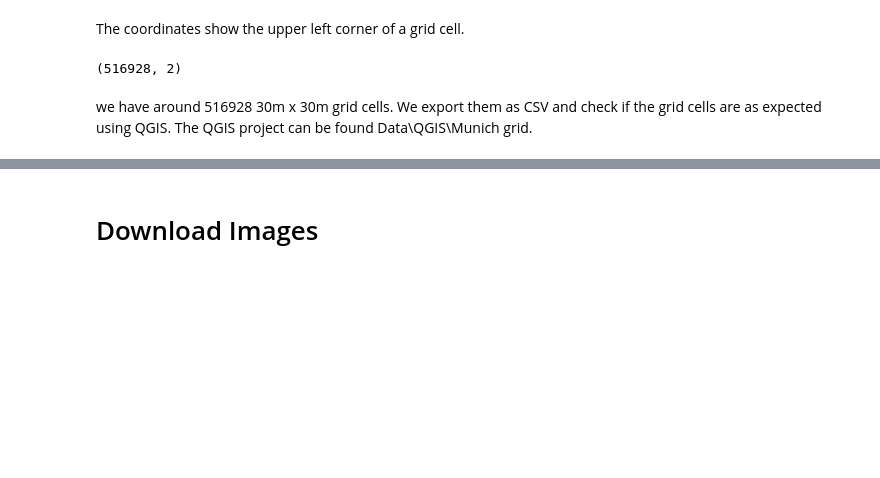
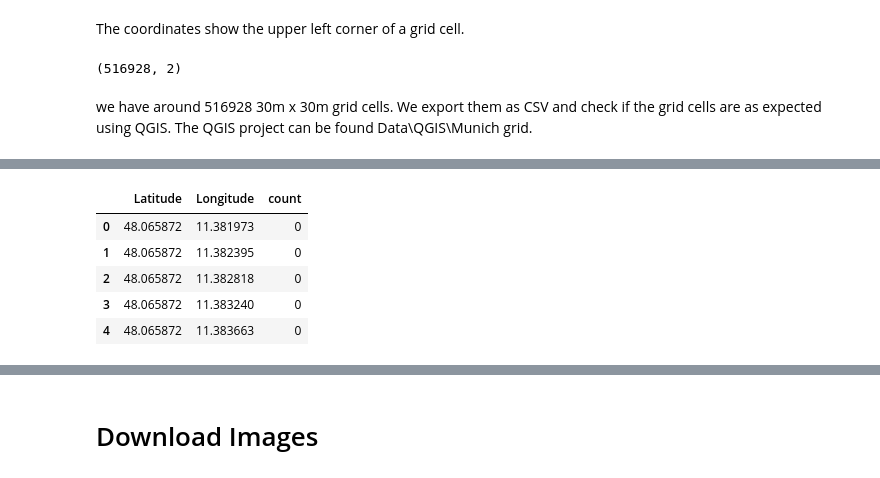
Before and after one commit to Dichtael/TDS2324-TrafficAccidents, a Jupyter notebook: Notebooks/Image Acquisition for Model Training.ipynb, the cells around one changed output, grey strips where cells are left out. Drawn from its saved outputs; the diff is of its cells as text; code cells hidden in the pictures; blank space fills up the shorter version.

```diff
--- a/Notebooks/Image Acquisition for Model Training.ipynb
+++ b/Notebooks/Image Acquisition for Model Training.ipynb
@@ -119,0 +125,23 @@ grid_cells.to_csv('C:/Projekte/TDS/TDS2324-TrafficAccidents/Data/munich_grid.csv
+# %%
+from rtree import index
+
+# Create an R-tree index
+idx = index.Index()
+
+# Populate the index with the bounding boxes of the grid cells
+for i, row in grid_cells.iterrows():
+    # Assume that 'Longitude' and 'Latitude' are the lower bounds of the cell
+    # and 'Longitude_max' and 'Latitude_max' are the upper bounds
+    idx.insert(i, (row['Longitude'], row['Latitude'], row['Longitude']+degree_increment_longitude, row['Latitude']+degree_increment_latitude))
+
+# Add a 'grid_cell' column to the munich DataFrame
+munich['grid_cell'] = np.nan
+
+# Assign a grid cell to each accident
+for i, row in munich.iterrows():
+    # Find the first grid cell that contains the accident
+    for j in idx.intersection((row['xgcswgs84'], row['ygcswgs84'])):
+        munich.at[i, 'grid_cell'] = j
+        break
+
+munich.head()
@@ -119,0 +164,16 @@ grid_cells.to_csv('C:/Projekte/TDS/TDS2324-TrafficAccidents/Data/munich_grid.csv
+# %%
+# add grid_cells a feature named count
+grid_cells['count'] = 0
+
+# Count the number of accidents in each grid cell
+for i, row in munich.iterrows():
+    grid_cells.at[row['grid_cell'], 'count'] += 1
+
+grid_cells.head()
+# %% [output]
+|  | Latitude | Longitude | count |
+| 0 | 48.065872 | 11.381973 | 0 |
+| 1 | 48.065872 | 11.382395 | 0 |
+| 2 | 48.065872 | 11.382818 | 0 |
+| 3 | 48.065872 | 11.383240 | 0 |
+| 4 | 48.065872 | 11.383663 | 0 |
```
Also changed, not shown: parts of 11 cells of this notebook, 2 other files.
